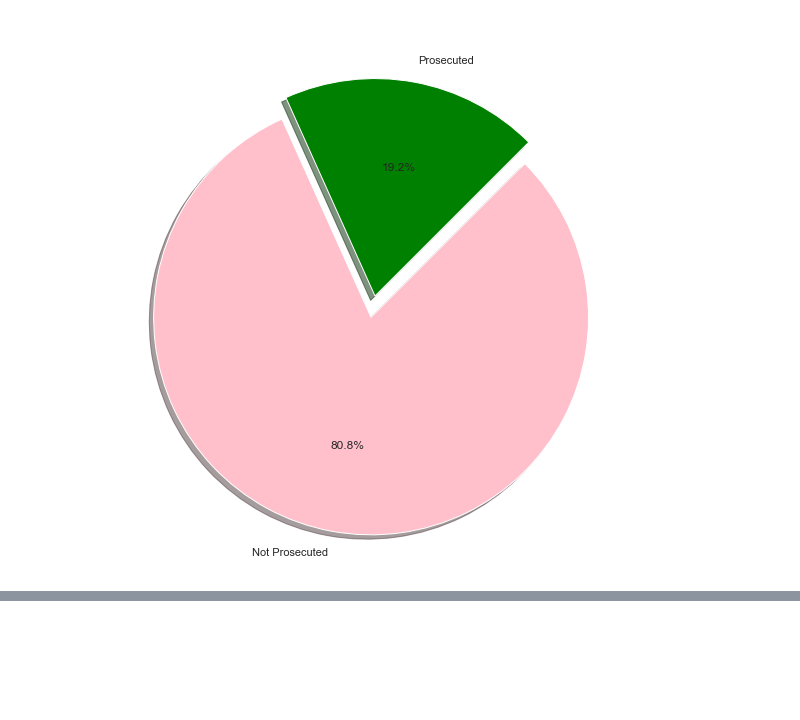
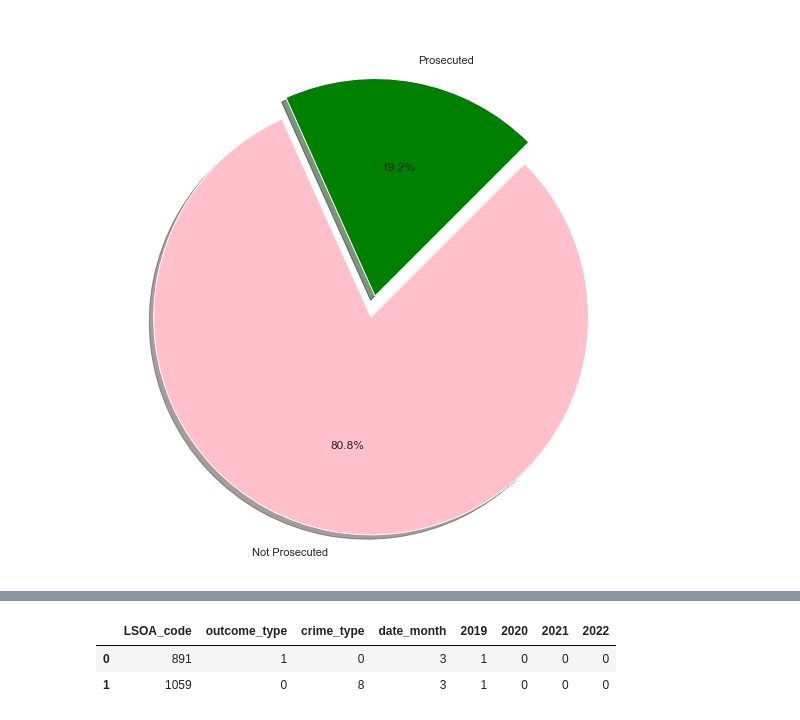
Before and after one commit to saquibmohiuddin/Hertfordshire-Constabulary, a Jupyter notebook: codes/eda.ipynb, the cells around one changed output, grey strips where cells are left out. Cells and saved outputs as stored; diff of their text form; code cells hidden in the pictures; blank space fills up the shorter version.

```diff
--- a/codes/eda.ipynb
+++ b/codes/eda.ipynb
@@ -488,3 +521,10 @@ Name: outcome_type, dtype: int64
+# %%
+df.drop(["index"], axis = 1, inplace=True)
+df.head(2)
+# %% [output]
+|  | LSOA_code | outcome_type | crime_type | date_month | 2019 | 2020 | 2021 | 2022 |
+| 0 | 891 | 1 | 0 | 3 | 1 | 0 | 0 | 0 |
+| 1 | 1059 | 0 | 8 | 3 | 1 | 0 | 0 | 0 |
 # %%
 df.to_csv(path_or_buf="D:/ADSP/Hertfordshire-Constabulary/data/df-model-with-onehot.csv", index=False)
 # %%
```
Also changed, not shown: parts of 3 cells of this notebook, 4 other files.
